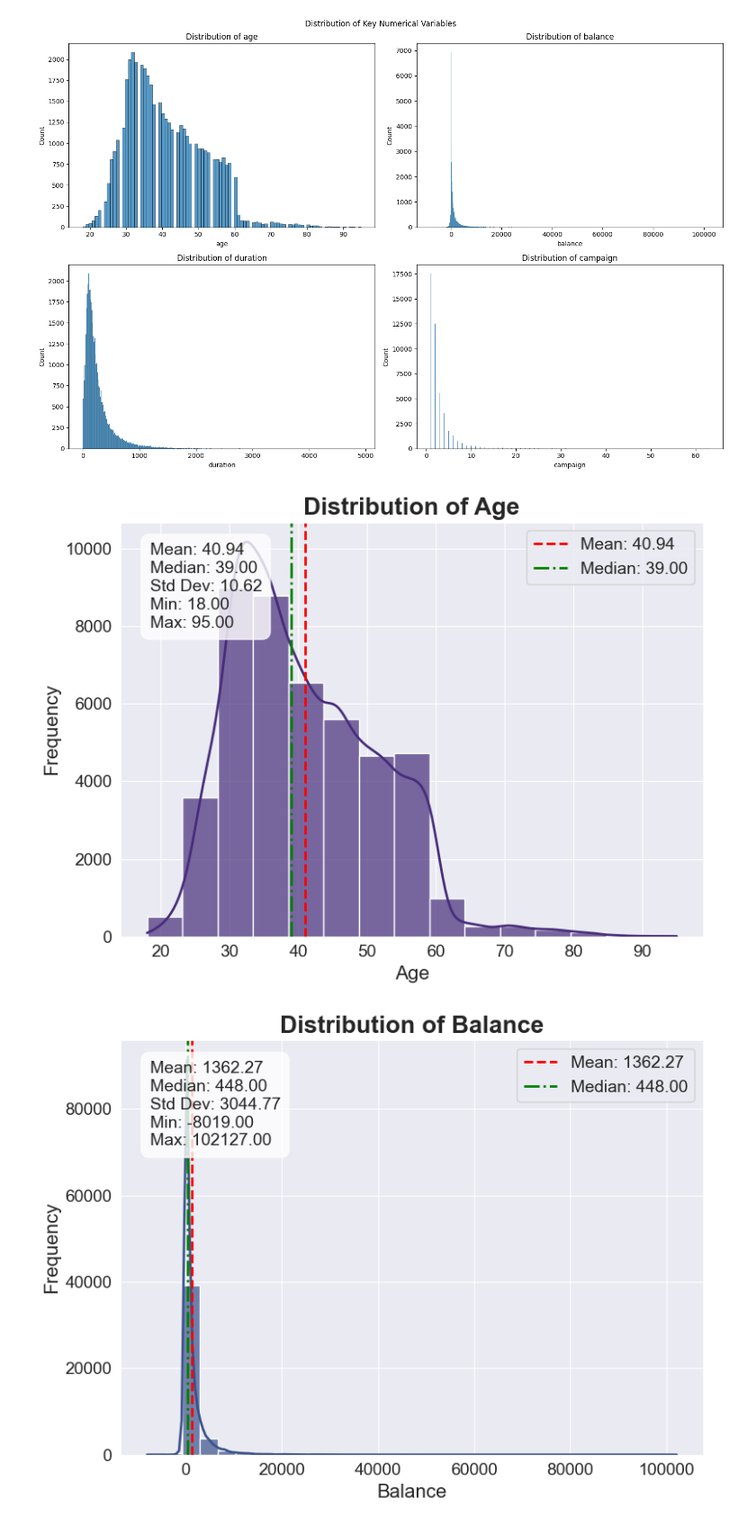
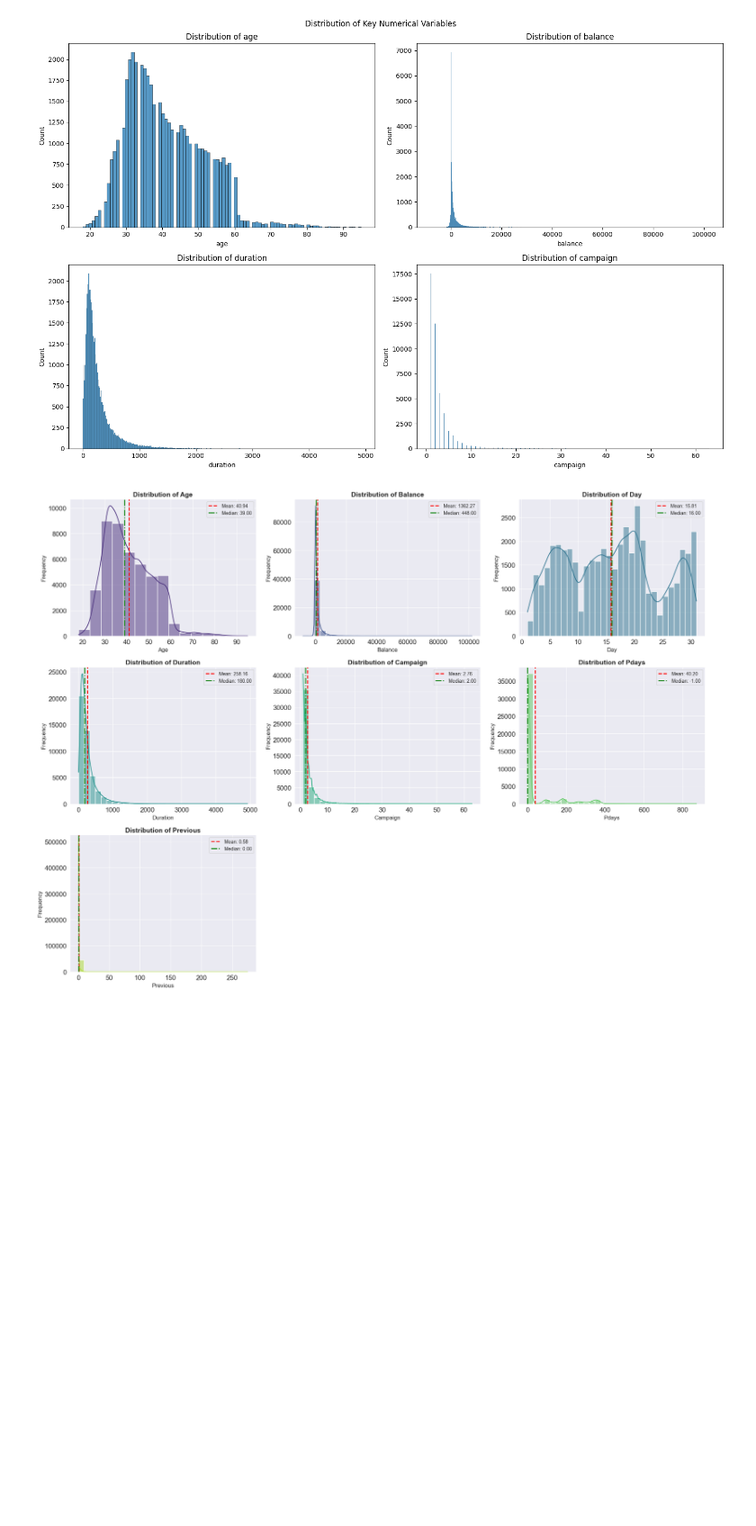
Before and after one commit to anthonytk31415/ml-classification-fin, a Jupyter notebook: data_visualization.ipynb, the cells around one changed output. Shown at 90% size. Cells and saved outputs as stored; diff of their text form; code cells hidden in the pictures; blank space fills up the shorter version.

```diff
--- a/data_visualization.ipynb
+++ b/data_visualization.ipynb
@@ -87,57 +87,39 @@ plt.show()
 # %%
 
 # Set a more appealing style and color palette
 sns.set_style('darkgrid')
 plt.rcParams.update({'font.size': 14})
 colors = sns.color_palette("viridis", 7)
 
 # Create individual plots with uniform size
 numerical_cols = ['age', 'balance', 'day', 'duration', 'campaign', 'pdays', 'previous']
-uniform_figsize = (8, 6)  # Set uniform figure size for consistency
+uniform_figsize = (4, 3)  # Set uniform figure size for consistency
+# Optional: Create a summary figure with all plots (still uniform)
+plt.figure(figsize=(20, 15))
 
-for i, col in enumerate(numerical_cols):
-    plt.figure(figsize=uniform_figsize)
+for i, col in enumerate(numerical_cols, 1):
+    plt.subplot(3, 3, i)
 
-    # Create the histogram with KDE
-    # For 'age', make the plot half as dense by doubling the bin width
+    # For 'age', make the plot half as dense
     if col == 'age':
         bins = 15  # Half the number of bins for age
     else:
         bins = 30
 
-    ax = sns.histplot(
-        data=df,
-        x=col,
-        kde=True,
-        color=colors[i],
-        alpha=0.7,
-        bins=bins,
-        line_kws={'linewidth': 2}
-    )
+    sns.histplot(data=df, x=col, kde=True, color=colors[i-1], bins=bins)
+    plt.title(f'Distribution of {col.capitalize()}', fontsize=14, fontweight='bold')  # Smaller font size for title
+    plt.xlabel(col.capitalize(), fontsize=12)  # Smaller font size for x-axis label
+    plt.ylabel('Frequency', fontsize=12)  # Smaller font size for y-axis label
 
-    # Enhance the plot with statistics
+    # Add mean and median lines
     mean_val = df[col].mean()
     median_val = df[col].median()
-    std_val = df[col].std()
-
     plt.axvline(mean_val, color='red', linestyle='--', linewidth=2, label=f'Mean: {mean_val:.2f}')
     plt.axvline(median_val, color='green', linestyle='-.', linewidth=2, label=f'Median: {median_val:.2f}')
+    plt.legend(fontsize=10)  # Smaller font size for legend
 
-    # Add title and labels with enhanced formatting
-    plt.title(f'Distribution of {col.capitalize()}', fontsize=20, fontweight='bold')
-    plt.xlabel(col.capitalize(), fontsize=16)
-    plt.ylabel('Frequency', fontsize=16)
-
-    # Add a text box with statistics
-    stats_text = f"Mean: {mean_val:.2f}\nMedian: {median_val:.2f}\nStd Dev: {std_val:.2f}\nMin: {df[col].min():.2f}\nMax: {df[col].max():.2f}"
-    plt.annotate(stats_text, xy=(0.05, 0.95), xycoords='axes fraction',
-                 bbox=dict(boxstyle="round,pad=0.5", facecolor="white", alpha=0.8),
-                 va='top', fontsize=14)
-
-    plt.legend(fontsize=14)
-    plt.tight_layout()
-    plt.savefig(f'{col}_distribution.png', dpi=300, bbox_inches='tight')
-    plt.show()
+plt.tight_layout()
+plt.savefig('all_distributions.png', dpi=300, bbox_inches='tight')
+plt.show()
 # %% [output]
-[figure, old version]
+[figure, new version]
-[figure, removed]
```
Also changed, not shown: parts of 5 cells of this notebook, 38 other files.
